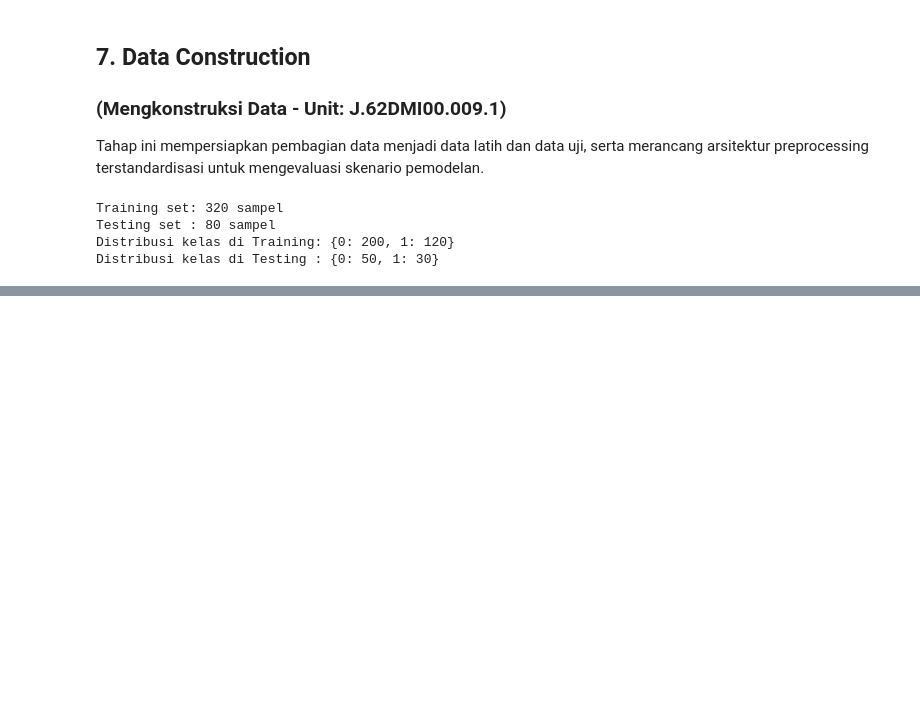
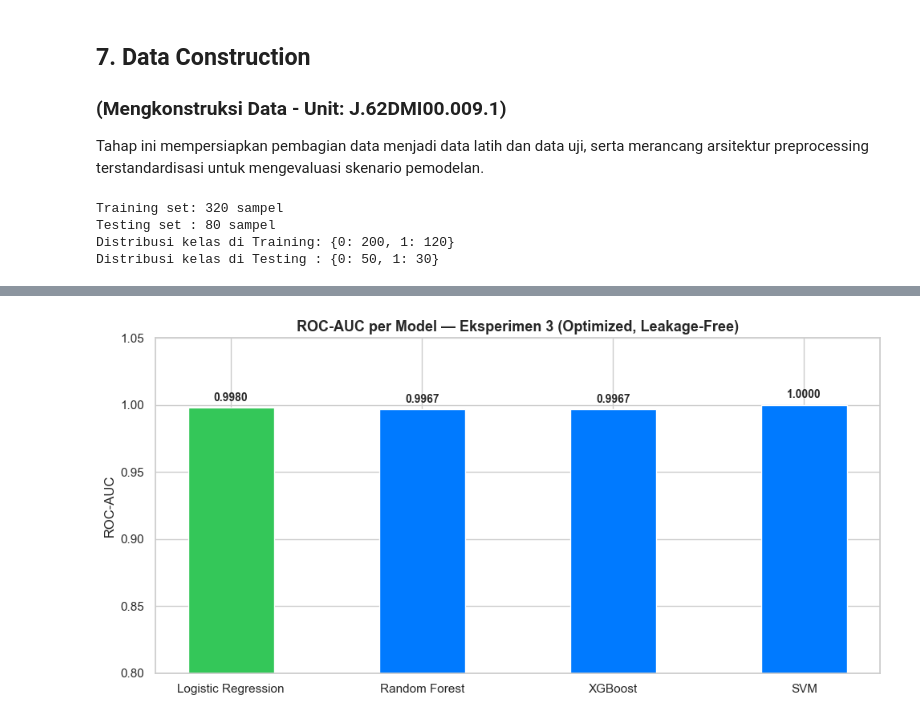
Before and after one commit to Alfaturachman/data-scientist-bnsp, a Jupyter notebook: chronic kidney disease/Kidney_Disease.ipynb, the cells around one changed output, grey strips where cells are left out. Drawn from its saved outputs; the diff is of its cells as text; code cells hidden in the pictures; blank space fills up the shorter version.

```diff
--- a/chronic kidney disease/Kidney_Disease.ipynb
+++ b/chronic kidney disease/Kidney_Disease.ipynb
@@ -60,11 +60,20 @@ import pandas as pd
 import numpy as np
 import matplotlib.pyplot as plt
 import seaborn as sns
-from sklearn.model_selection import train_test_split, GridSearchCV
+import warnings
+import optuna
+from sklearn.model_selection import train_test_split, StratifiedKFold
 from sklearn.preprocessing import StandardScaler
 from sklearn.linear_model import LogisticRegression
-from sklearn.metrics import accuracy_score, roc_auc_score, confusion_matrix, roc_curve
+from sklearn.ensemble import RandomForestClassifier
+from sklearn.svm import SVC
+from xgboost import XGBClassifier
+from sklearn.metrics import accuracy_score, precision_score, recall_score, f1_score, roc_auc_score, confusion_matrix, roc_curve
 from sklearn.cluster import KMeans
+
+# Menonaktifkan peringatan dan log Optuna
+warnings.filterwarnings('ignore')
+optuna.logging.set_verbosity(optuna.logging.WARNING)
 
 # Set Tema Visualisasi
 sns.set_theme(style='whitegrid')
@@ -627,0 +552,14 @@ plt.show()
+# %%
+# A. Tabel Komparasi Hasil Kinerja 4 Model x 3 Skenario
+model_order = ['Logistic Regression', 'Random Forest', 'XGBoost', 'SVM']
+rows = []
+for mname in model_order:
+    row = {'Model': mname}
+    for sk_label, res in [('Exp1 Split-First', results_s1), ('Exp2 Leakage', results_s2), ('Exp3 Optimized', results_s3)]:
+        row[f'{sk_label} Acc'] = round(res[mname]['Accuracy'], 4)
+        row[f'{sk_label} AUC'] = round(res[mname]['ROC-AUC'], 4)
+    rows.append(row)
+
+df_compare = pd.DataFrame(rows).set_index('Model')
+print('=== Perbandingan Performa: 4 Model x 3 Skenario ===')
+df_compare
@@ -627,0 +574,15 @@ plt.show()
+# %%
+# B. Visualisasi Kinerja ROC-AUC pada Skenario 3 (Optimized & Valid)
+auc_s3 = {m: results_s3[m]['ROC-AUC'] for m in model_order}
+colors = ['#34c759' if m == 'Logistic Regression' else '#007aff' for m in model_order]
+fig, ax = plt.subplots(figsize=(10, 5))
+bars = ax.bar(model_order, [auc_s3[m] for m in model_order], color=colors, width=0.45)
+ax.set_title('ROC-AUC per Model — Eksperimen 3 (Optimized, Leakage-Free)', fontweight='bold', fontsize=13)
+ax.set_ylabel('ROC-AUC')
+ax.set_ylim(0.8, 1.05)
+for bar in bars:
+    ax.text(bar.get_x() + bar.get_width()/2, bar.get_height() + 0.005, f'{bar.get_height():.4f}', ha='center', fontsize=10, fontweight='bold')
+plt.tight_layout()
+plt.show()
+# %% [output]
+[figure, added]
```
Also changed, not shown: parts of 25 cells of this notebook, 21 other files.
